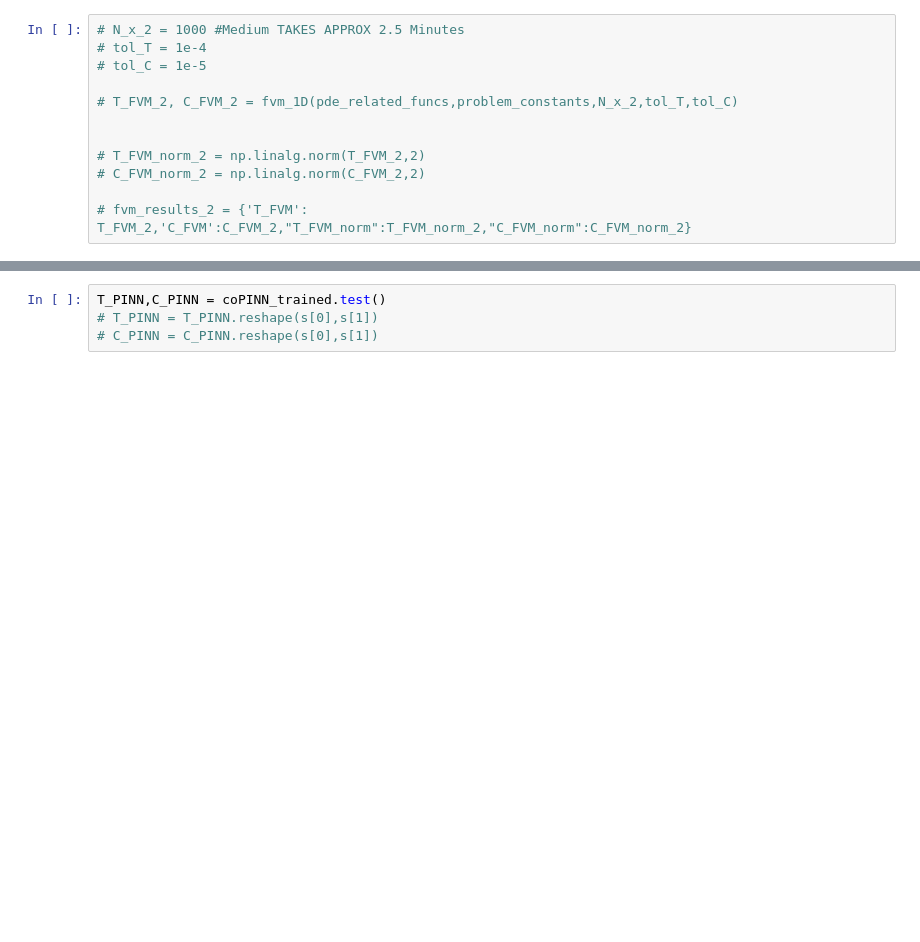
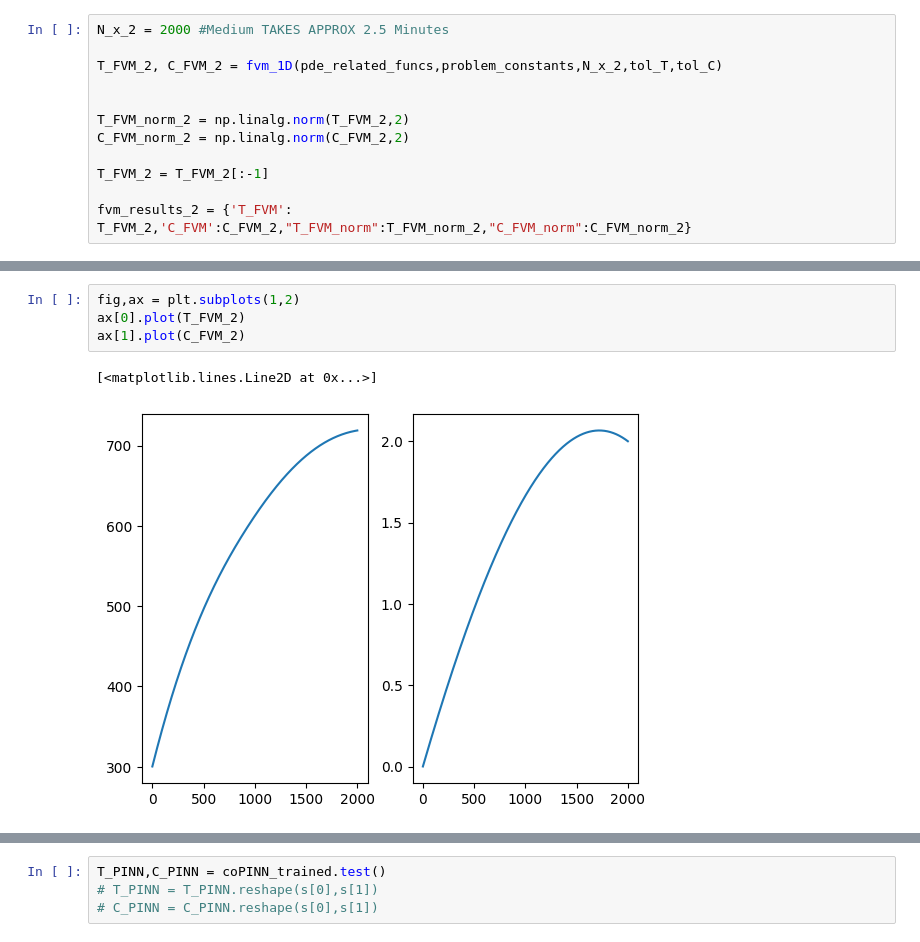
Before and after one commit to raghavg97/PINN_AFSD, a Jupyter notebook: Code_Final_Sept2024/FVM_PINN_1D/FVM_Jan2025/FVM_coPINN_1D_Robin_Nonlinear.ipynb, the cells around one changed output, grey strips where cells are left out. Cells and saved outputs as stored; diff of their text form; blank space fills up the shorter version.

```diff
--- a/Code_Final_Sept2024/FVM_PINN_1D/FVM_Jan2025/FVM_coPINN_1D_Robin_Nonlinear.ipynb
+++ b/Code_Final_Sept2024/FVM_PINN_1D/FVM_Jan2025/FVM_coPINN_1D_Robin_Nonlinear.ipynb
@@ -53,12 +67,12 @@ problem_constants = {"L":L,"alpha":alpha,"beta":beta,"h_c":h_c,"T_a":T_a,"C_left
 # %%
-# N_x_2 = 1000 #Medium TAKES APPROX 2.5 Minutes
-# tol_T = 1e-4
-# tol_C = 1e-5
+N_x_2 = 2000 #Medium TAKES APPROX 2.5 Minutes
 
-# T_FVM_2, C_FVM_2 = fvm_1D(pde_related_funcs,problem_constants,N_x_2,tol_T,tol_C)
+T_FVM_2, C_FVM_2 = fvm_1D(pde_related_funcs,problem_constants,N_x_2,tol_T,tol_C)
 
 
-# T_FVM_norm_2 = np.linalg.norm(T_FVM_2,2)
-# C_FVM_norm_2 = np.linalg.norm(C_FVM_2,2)
+T_FVM_norm_2 = np.linalg.norm(T_FVM_2,2)
+C_FVM_norm_2 = np.linalg.norm(C_FVM_2,2)
 
-# fvm_results_2 = {'T_FVM': T_FVM_2,'C_FVM':C_FVM_2,"T_FVM_norm":T_FVM_norm_2,"C_FVM_norm":C_FVM_norm_2}
+T_FVM_2 = T_FVM_2[:-1]
+
+fvm_results_2 = {'T_FVM': T_FVM_2,'C_FVM':C_FVM_2,"T_FVM_norm":T_FVM_norm_2,"C_FVM_norm":C_FVM_norm_2}
@@ -65 +81,8 @@ problem_constants = {"L":L,"alpha":alpha,"beta":beta,"h_c":h_c,"T_a":T_a,"C_left
+# %%
+fig,ax = plt.subplots(1,2)
+ax[0].plot(T_FVM_2)
+ax[1].plot(C_FVM_2)
+# %% [output]
+[<matplotlib.lines.Line2D at 0x...>]
+[figure, added]
 # %%
```
Also changed, not shown: parts of 13 cells of this notebook, 26 other files.
